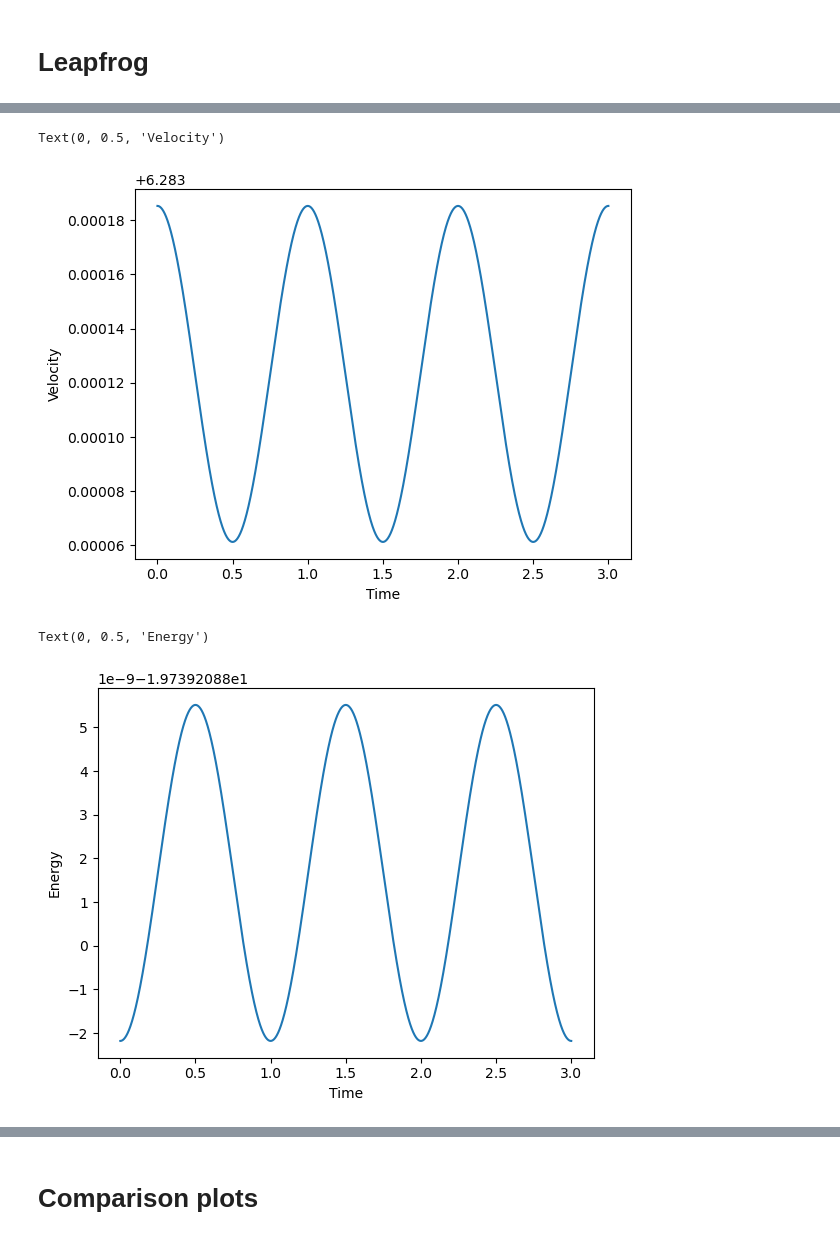
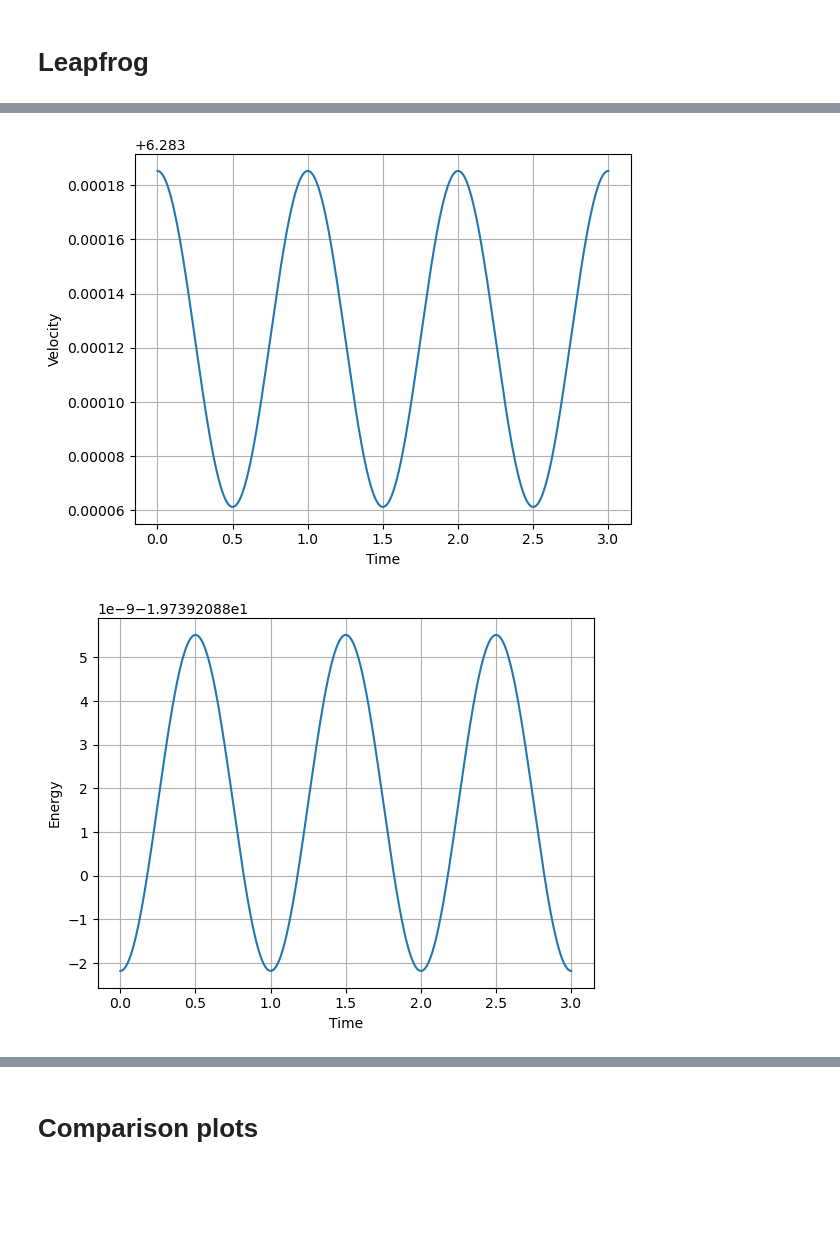
Before and after one commit to kparrine/Computational_Astro, a Jupyter notebook: C4/C4.ipynb, the cells around one changed output, grey strips where cells are left out. Cells and saved outputs as stored; diff of their text form; code cells hidden in the pictures; blank space fills up the shorter version.

```diff
--- a/C4/C4.ipynb
+++ b/C4/C4.ipynb
@@ -99,0 +102,16 @@ Text(0, 0.5, 'Energy')
+# %%
+#0.8*vcirc
+G = 4*np.pi**2
+M = 1 #solar mass
+x, y = 0,1 #AU
+r = np.sqrt(x**2+y**2)
+vcirc = np.sqrt(G*M/r)
+
+x,y,vx,vy,e,t = Euler(1,0,0,0.8*vcirc,5,0.001)
+plt.figure(figsize=(5,5))
+plt.plot(x,y)
+plt.scatter(0,0,color="yellow",label="Sun",alpha=1,edgecolor="black")
+plt.xlabel("x (AU)")
+plt.ylabel("y (AU)")
+plt.grid()
+plt.legend()
@@ -188,13 +217,15 @@ x,y,vx,vy,e,t = Leapfrog(1,0,0,vcirc,3,0.001)
 plt.plot(t, np.sqrt(vx**2+vy**2))
 plt.xlabel("Time")
 plt.ylabel("Velocity")
+plt.grid()
+plt.show()
 # %% [output]
-Text(0, 0.5, 'Velocity')
-[figure, old version]
+[figure, new version]
 # %%
 plt.plot(t, e)
 plt.xlabel("Time")
 plt.ylabel("Energy")
+plt.grid()
+plt.show()
 # %% [output]
-Text(0, 0.5, 'Energy')
-[figure, old version]
+[figure, new version]
```
Also changed, not shown: parts of 9 cells of this notebook.
